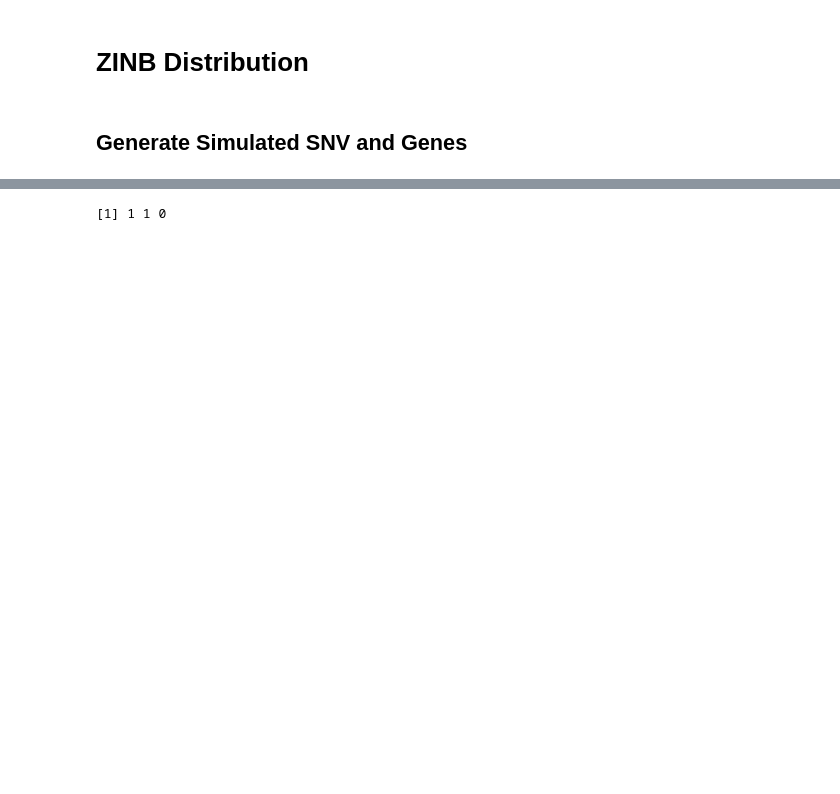
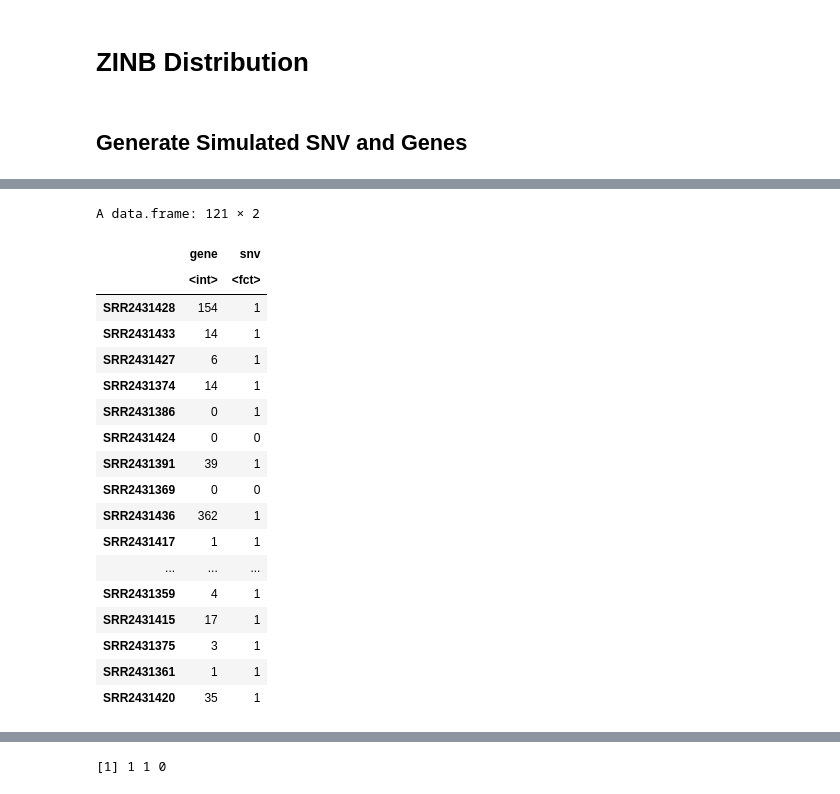
Before and after one commit to thu1911/snv, a Jupyter notebook: Simulation.ipynb, the cells around one changed output, grey strips where cells are left out. Cells and saved outputs as stored; diff of their text form; code cells hidden in the pictures; blank space fills up the shorter version.

```diff
--- a/Simulation.ipynb
+++ b/Simulation.ipynb
@@ -28,0 +64,22 @@ sum(SNV.simulated(100,0.3,20) == 0)
+# %%
+test.del
+# %% [output]
+A data.frame: 121 × 2
+|  | gene | snv |
+|  | <int> | <fct> |
+| SRR2431428 | 154 | 1 |
+| SRR2431433 | 14 | 1 |
+| SRR2431427 | 6 | 1 |
+| SRR2431374 | 14 | 1 |
+| SRR2431386 | 0 | 1 |
+| SRR2431424 | 0 | 0 |
+| SRR2431391 | 39 | 1 |
+| SRR2431369 | 0 | 0 |
+| SRR2431436 | 362 | 1 |
+| SRR2431417 | 1 | 1 |
+| ... | ... | ... |
+| SRR2431359 | 4 | 1 |
+| SRR2431415 | 17 | 1 |
+| SRR2431375 | 3 | 1 |
+| SRR2431361 | 1 | 1 |
+| SRR2431420 | 35 | 1 |
```
Also changed, not shown: parts of 17 cells of this notebook, 1 other file.
